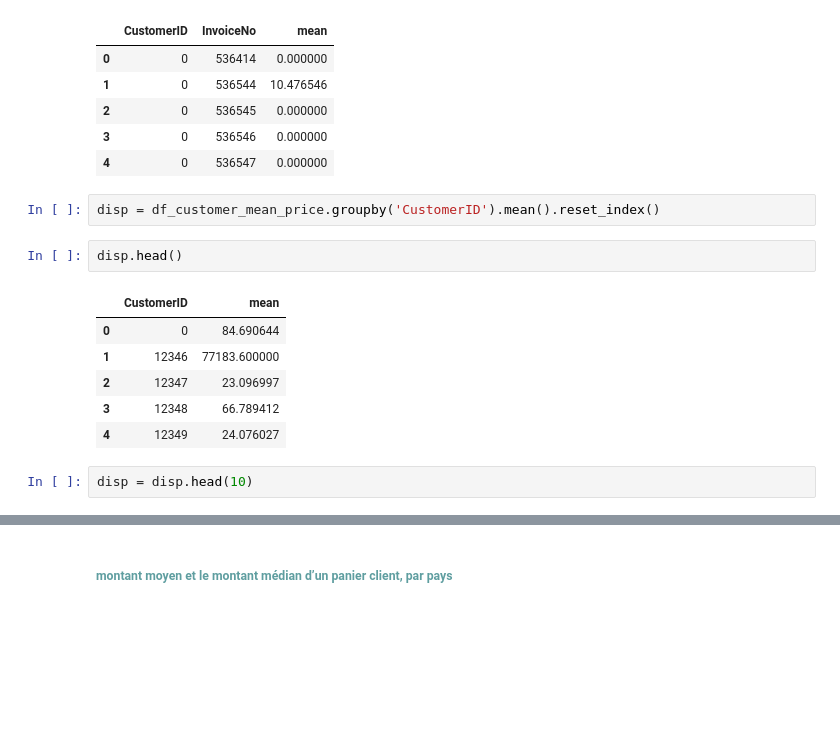
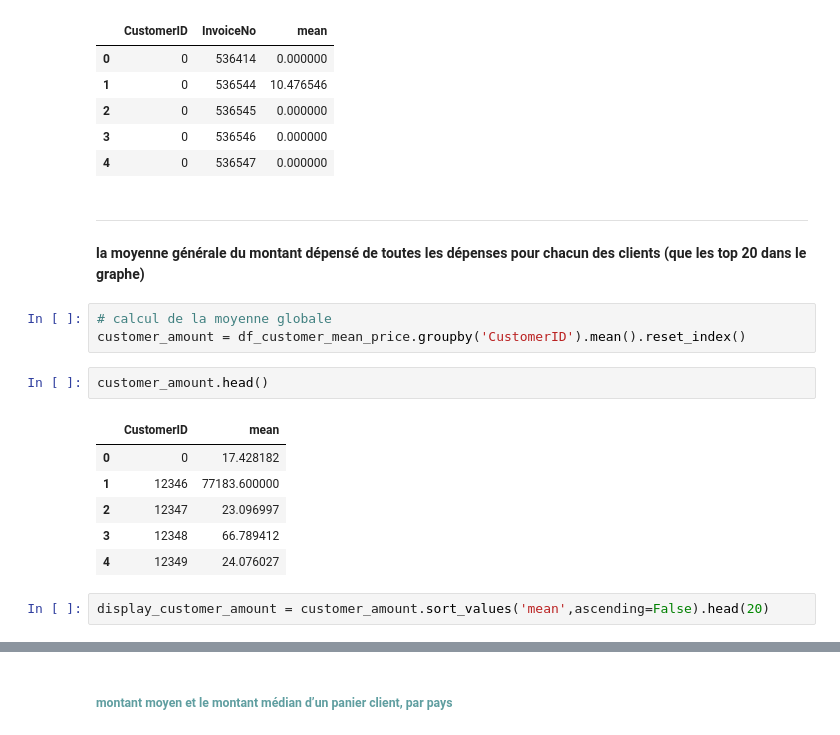
Before and after one commit to Abdoulaye224/machine_learning, a Jupyter notebook: TP_2/main.ipynb, the cells around one changed output, grey strips where cells are left out. Cells and saved outputs as stored; diff of their text form; blank space fills up the shorter version.

```diff
--- a/TP_2/main.ipynb
+++ b/TP_2/main.ipynb
@@ -229,16 +241,20 @@ df_customer_mean_price.head()
 | 2 | 0 | 536545 | 0.000000 |
 | 3 | 0 | 536546 | 0.000000 |
 | 4 | 0 | 536547 | 0.000000 |
+# %% [markdown]
+***
+__la moyenne générale du montant dépensé de toutes les dépenses pour chacun des clients (que les top 20 dans le graphe)__
 # %%
-disp = df_customer_mean_price.groupby('CustomerID').mean().reset_index()
+# calcul de la moyenne globale
+customer_amount = df_customer_mean_price.groupby('CustomerID').mean().reset_index()
 # %%
-disp.head()
+customer_amount.head()
 # %% [output]
 |  | CustomerID | mean |
-| 0 | 0 | 84.690644 |
+| 0 | 0 | 17.428182 |
 | 1 | 12346 | 77183.600000 |
 | 2 | 12347 | 23.096997 |
 | 3 | 12348 | 66.789412 |
 | 4 | 12349 | 24.076027 |
 # %%
-disp = disp.head(10)
+display_customer_amount = customer_amount.sort_values('mean',ascending=False).head(20)
```
Also changed, not shown: parts of 36 cells of this notebook.
